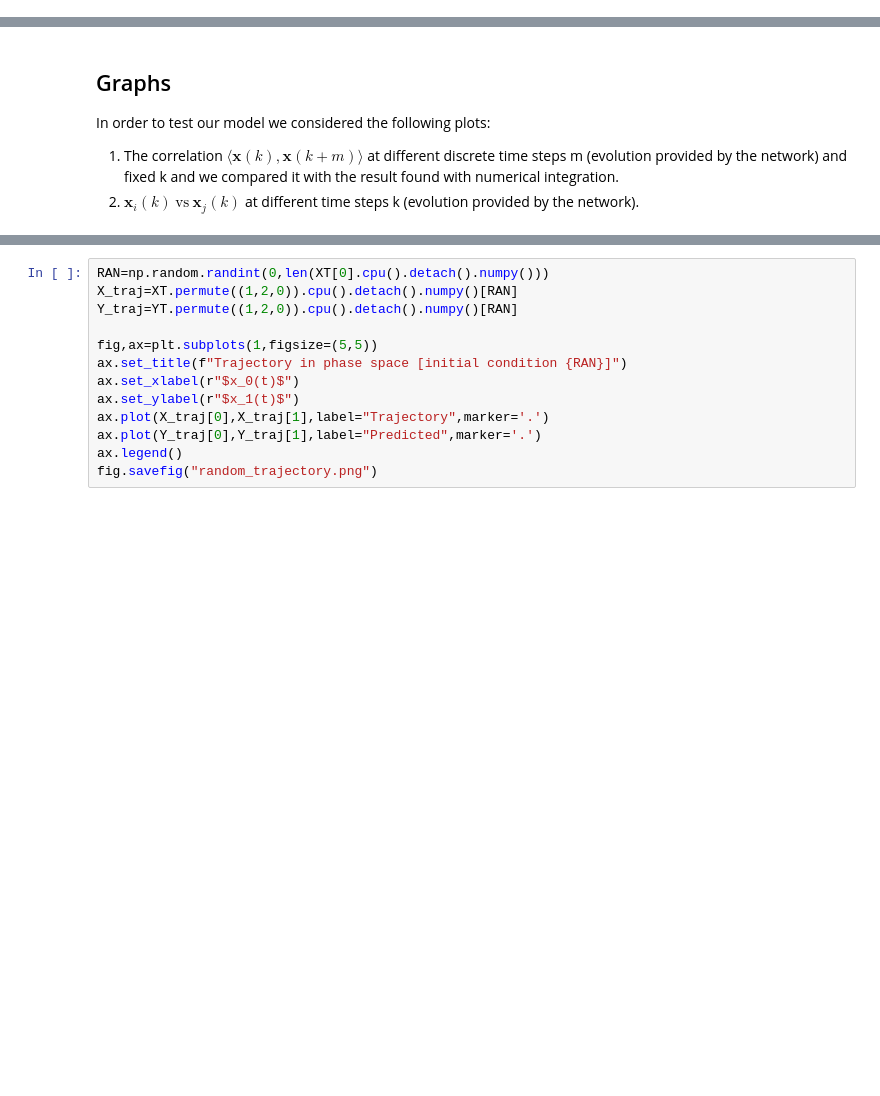
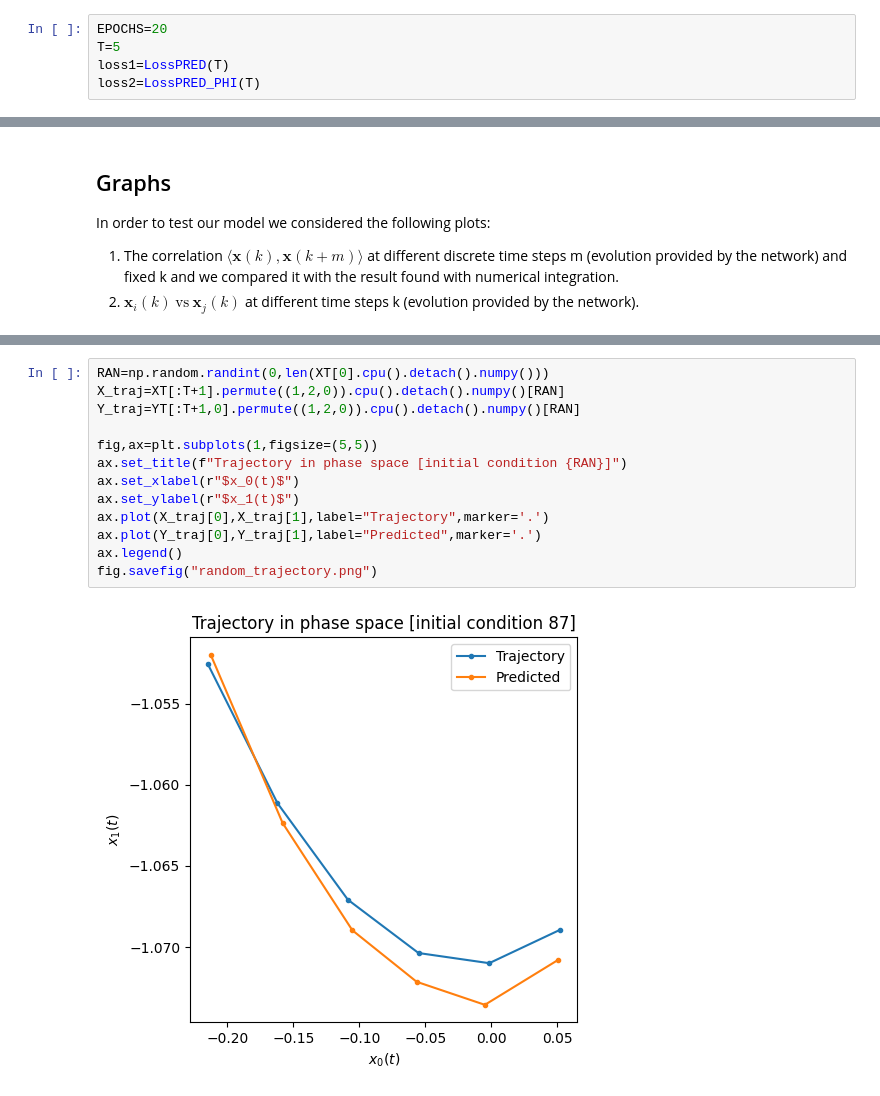
Before and after one commit to GVoreste/KOOPMAN_AML2023, a Jupyter notebook: deepKoopman.ipynb, the cells around one changed output, grey strips where cells are left out. Saved outputs shown, nothing was run; the diff lists cells and outputs as text; blank space fills up the shorter version.

```diff
--- a/deepKoopman.ipynb
+++ b/deepKoopman.ipynb
@@ -686,0 +480,5 @@ save_best_model=SaveBestModel(patience)
+# %%
+EPOCHS=20
+T=5
+loss1=LossPRED(T)
+loss2=LossPRED_PHI(T)
@@ -833,13 +691,15 @@ fig.savefig("correlations.png")
 # %%
 RAN=np.random.randint(0,len(XT[0].cpu().detach().numpy()))
-X_traj=XT.permute((1,2,0)).cpu().detach().numpy()[RAN]
-Y_traj=YT.permute((1,2,0)).cpu().detach().numpy()[RAN]
+X_traj=XT[:T+1].permute((1,2,0)).cpu().detach().numpy()[RAN]
+Y_traj=YT[:T+1,0].permute((1,2,0)).cpu().detach().numpy()[RAN]
 
 fig,ax=plt.subplots(1,figsize=(5,5))
 ax.set_title(f"Trajectory in phase space [initial condition {RAN}]")
 ax.set_xlabel(r"$x_0(t)$")
 ax.set_ylabel(r"$x_1(t)$")
 ax.plot(X_traj[0],X_traj[1],label="Trajectory",marker='.')
 ax.plot(Y_traj[0],Y_traj[1],label="Predicted",marker='.')
 ax.legend()
 fig.savefig("random_trajectory.png")
+# %% [output]
+[figure, added]
```
Also changed, not shown: parts of 35 cells of this notebook.
